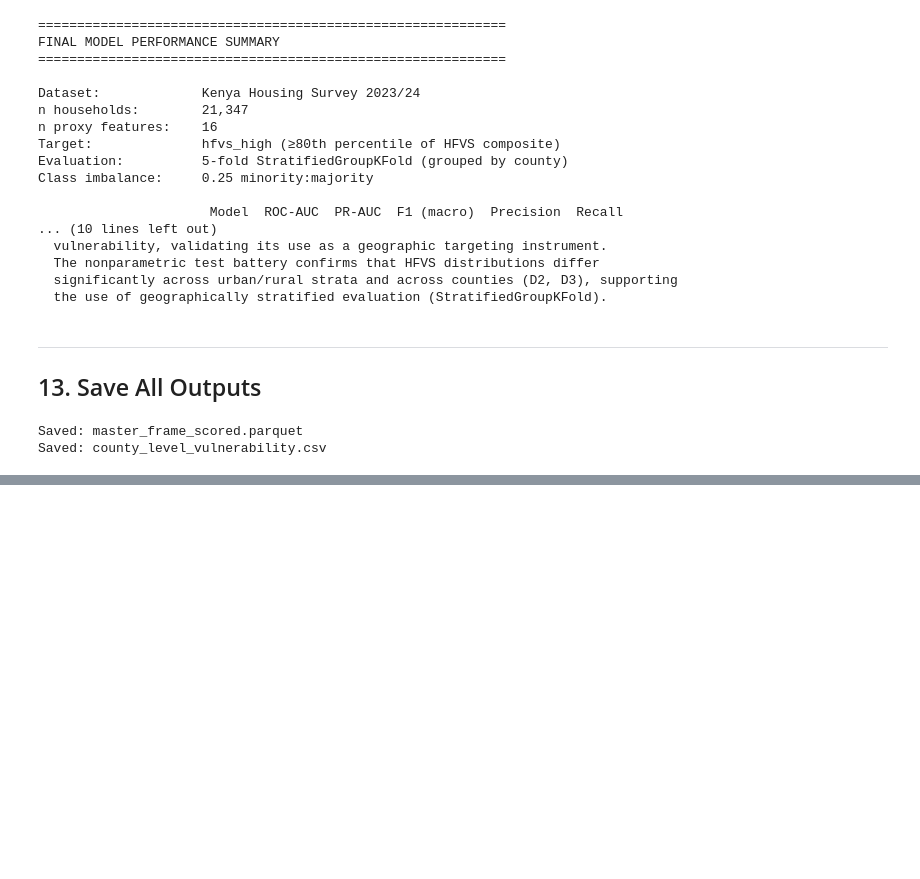
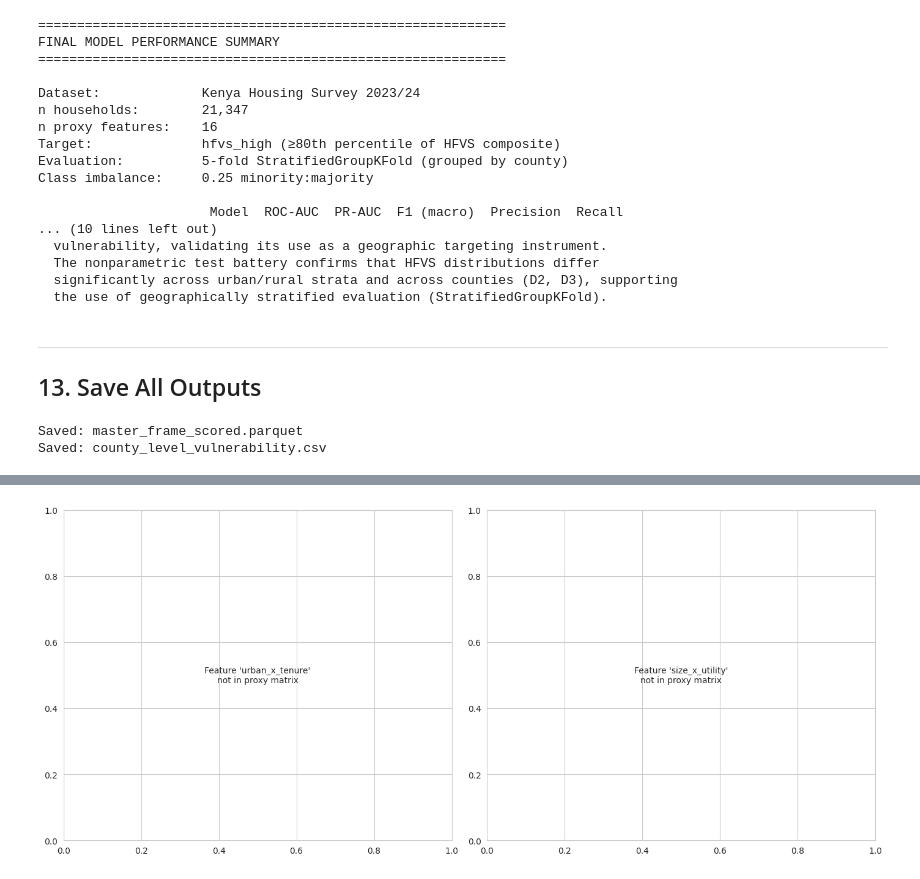
Before and after one commit to VAL-Jerono/statistical-inference-for-big-data, a Jupyter notebook: DSA8301_KHS_modeling_evaluation.ipynb, the cells around one changed output, grey strips where cells are left out. Drawn from its saved outputs; the diff is of its cells as text; code cells hidden in the pictures; blank space fills up the shorter version.

Commit message:
KHS_modeling_evaluation.ipynb

```diff
--- a/DSA8301_KHS_modeling_evaluation.ipynb
+++ b/DSA8301_KHS_modeling_evaluation.ipynb
@@ -2259,0 +2669,88 @@ All section outputs are formatted for direct inclusion in the DSA8301 report.
+# %%
+
+# ===========================================================================
+# 1C. SHAP INTERACTION EFFECTS — urban × tenure signal
+#     Dependence plots for the interaction terms identified as important
+# ===========================================================================
+
+print("\n" + "="*60)
+print("STEP 1C — SHAP INTERACTIONS (urban × tenure, size × utility)")
+print("="*60)
+
+if SHAP_AVAILABLE:
+    imp_full = SimpleImputer(strategy="median")
+    X_full   = imp_full.fit_transform(X)
+
+    lgb_shap_model = lgb.LGBMClassifier(**best_params, verbose=-1, n_jobs=-1, random_state=42)
+    lgb_shap_model.fit(X_full, y, sample_weight=weights)
+
+    explainer   = shap.TreeExplainer(lgb_shap_model)
+    shap_values = explainer.shap_values(X_full)
+    shap_arr    = shap_values[1] if isinstance(shap_values, list) else shap_values
+
+    feat_names = PROXY_FEATURES
+
+    # --- Dependence plots for interaction features ---
+    fig, axes = plt.subplots(1, 2, figsize=(14, 6))
+
+    for ax, focal, interaction, title in [
+        (axes[0], "urban_x_tenure",  "a07_1",
+         "SHAP Dependence: Urban × Tenure\n(colour = urban/rural indicator)"),
+        (axes[1], "size_x_utility",  "hh_size",
+         "SHAP Dependence: Size × Utility\n(colour = household size)"),
+    ]:
+        if focal in feat_names and interaction in feat_names:
+            fi  = feat_names.index(focal)
+            ci  = feat_names.index(interaction)
+            ax.scatter(X_full[:, fi], shap_arr[:, fi],
+                       c=X_full[:, ci], cmap="RdYlGn_r",
+                       alpha=0.4, s=8)
+            ax.set_xlabel(focal)
+            ax.set_ylabel(f"SHAP value for {focal}")
+            ax.set_title(title)
+            ax.axhline(0, color="black", lw=0.8, linestyle="--")
+            ax.grid(True, alpha=0.2)
+        else:
+            ax.text(0.5, 0.5, f"Feature '{focal}'\nnot in proxy matrix",
+                    ha="center", va="center", transform=ax.transAxes)
+
+    plt.tight_layout()
+    plt.savefig(FIGS / "shap_interaction_dependence.png", dpi=150, bbox_inches="tight")
+    plt.show()
+    print("Saved: shap_interaction_dependence.png")
+
+    # --- SHAP interaction values (pairwise, sample for speed) ---
+    try:
+        sample_idx = np.random.choice(len(X_full), min(2000, len(X_full)), replace=False)
+        shap_interact = explainer.shap_interaction_values(X_full[sample_idx])
+        if isinstance(shap_interact, list):
+            shap_interact = shap_interact[1]
+
+        # Top interaction pairs by mean |SHAP interaction|
+        n_feats = shap_interact.shape[1]
+        interaction_strength = np.abs(shap_interact).mean(axis=0)
+        np.fill_diagonal(interaction_strength, 0)
+
+        inter_rows = []
+        for i in range(n_feats):
+            for j in range(i+1, n_feats):
+                inter_rows.append({
+                    "feature_1": feat_names[i],
+                    "feature_2": feat_names[j],
+                    "mean_abs_interaction": interaction_strength[i, j],
+                })
+        inter_df = (pd.DataFrame(inter_rows)
+                    .sort_values("mean_abs_interaction", ascending=False)
+                    .head(20)
+                    .reset_index(drop=True))
+
+        print("\nTop 10 pairwise SHAP interactions:")
+        print(inter_df.head(10).to_string(index=False))
+        inter_df.to_csv(TABS / "shap_interaction_table.csv", index=False)
+
+    except Exception as e:
+        print(f"SHAP interaction values skipped ({e}). Standard dependence plots saved.")
+
+else:
+    print("SHAP not available — skipping interaction plots.")
+# %% [output]
@@ -2259,0 +2760 @@ All section outputs are formatted for direct inclusion in the DSA8301 report.
+[figure, added]
```
Also changed, not shown: parts of 16 cells of this notebook.
